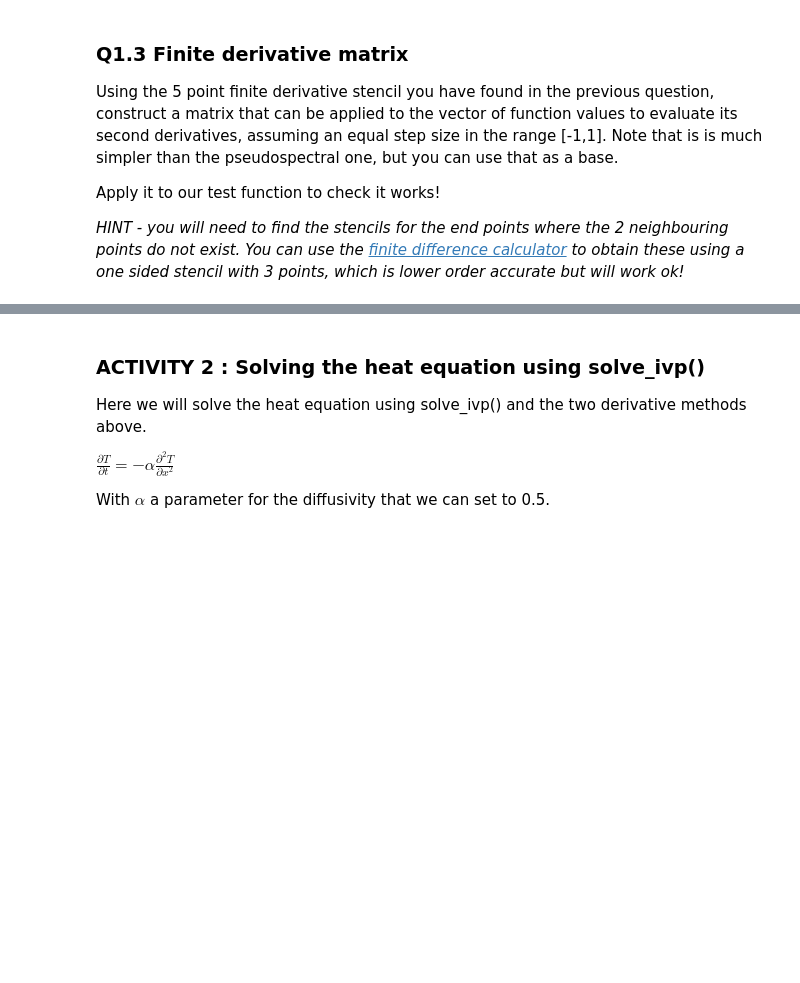
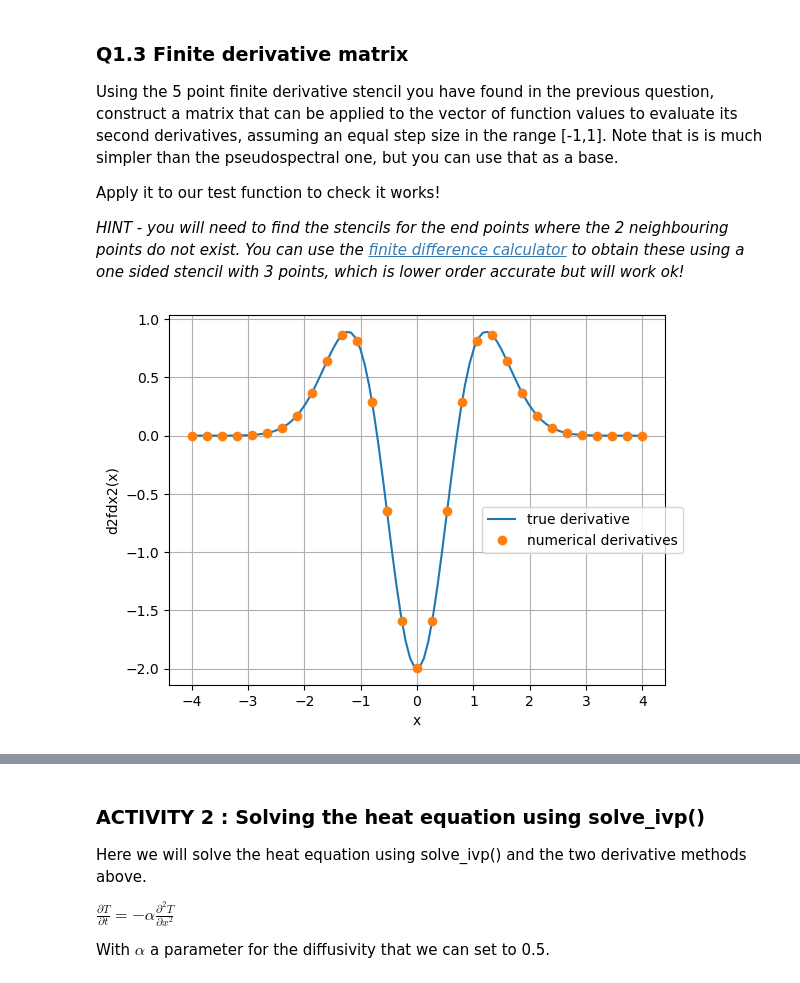
Before and after one commit to D-CMarshall/TopicsInSciComp, a Jupyter notebook: Notebooks/Week9_LabExercises.ipynb, the cells around one changed output, grey strips where cells are left out. Drawn from its saved outputs; the diff is of its cells as text; code cells hidden in the pictures; blank space fills up the shorter version.

Commit message:
updated week 9 and completed finite difference matrix

```diff
--- a/Notebooks/Week9_LabExercises.ipynb
+++ b/Notebooks/Week9_LabExercises.ipynb
@@ -275,0 +274,59 @@ _HINT - you will need to find the stencils for the end points where the 2 neighb
+# %%
+def get_d2ydx2_test_function(a_x_points) :
+    d2ydt2_test = (4.0 * a_x_points * a_x_points * np.exp(-a_x_points*a_x_points)
+                 - 2.0 * np.exp(-a_x_points*a_x_points))
+    return d2ydt2_test
+
+def get_finite_difference_matrix(N) :
+
+    indices = np.arange(N+1)
+    finite_diff_matrix = np.zeros([N+1,N+1])
+
+    for idx_i in indices :
+        if(idx_i == 0) : #first row
+            finite_diff_matrix[idx_i,idx_i] = 1
+            finite_diff_matrix[idx_i,idx_i+1] = -2
+            finite_diff_matrix[idx_i,idx_i+2] = 1
+        elif(idx_i == 1) : #left penultimate row
+            finite_diff_matrix[idx_i,idx_i-1] = 1
+            finite_diff_matrix[idx_i,idx_i] = -2
+            finite_diff_matrix[idx_i,idx_i+1] = 1
+            finite_diff_matrix[idx_i,idx_i+2] = 0
+        elif(idx_i == N-1) : #left penultimate row
+            finite_diff_matrix[idx_i,idx_i+1] = 1
+            finite_diff_matrix[idx_i,idx_i] = -2
+            finite_diff_matrix[idx_i,idx_i-1] = 1
+            finite_diff_matrix[idx_i,idx_i-2] = 0
+        elif(idx_i == N) : # Nth row
+            finite_diff_matrix[idx_i,idx_i] = 1
+            finite_diff_matrix[idx_i,idx_i-1] = -2
+            finite_diff_matrix[idx_i,idx_i-2] = 1
+        else:
+            finite_diff_matrix[idx_i, idx_i - 2] = -1/12
+            finite_diff_matrix[idx_i, idx_i - 1] = 16/12
+            finite_diff_matrix[idx_i, idx_i] = -30/12
+            finite_diff_matrix[idx_i, idx_i + 1] = 16/12
+            finite_diff_matrix[idx_i, idx_i + 2] = -1/12
+    return finite_diff_matrix
+
+
+N = 30
+a = -4
+b = 4
+indices = np.arange(N+1)
+x_points = np.linspace(a, b, N+1)
+h = (b - a)/N
+FD_matrix = get_finite_difference_matrix(N)
+y_points = get_y_test_function(x_points)
+d2ydx2 = 1/h**2 * np.dot(FD_matrix, y_points)
+
+# Plots
+x_true = np.linspace(a,b,100)
+plt.plot(x_true, get_d2ydx2_test_function(x_true), '-', label="true derivative")
+plt.plot(x_points, d2ydx2, 'o', label="numerical derivatives")
+plt.xlabel("x")
+plt.ylabel("d2fdx2(x)")
+plt.legend(bbox_to_anchor=(1.05, 0.5))
+plt.grid();
+# %% [output]
+[figure, added]
```
Also changed, not shown: parts of 3 cells of this notebook.
